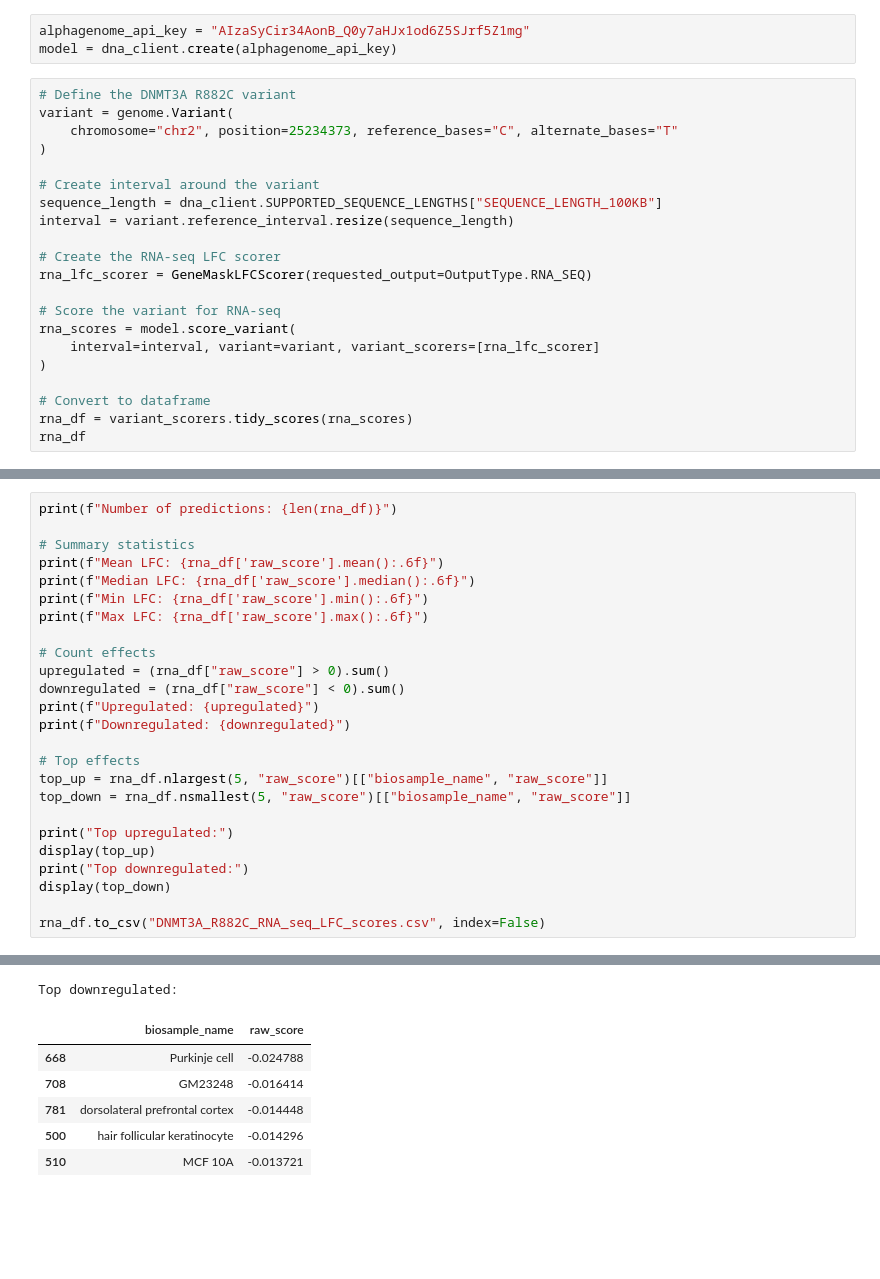
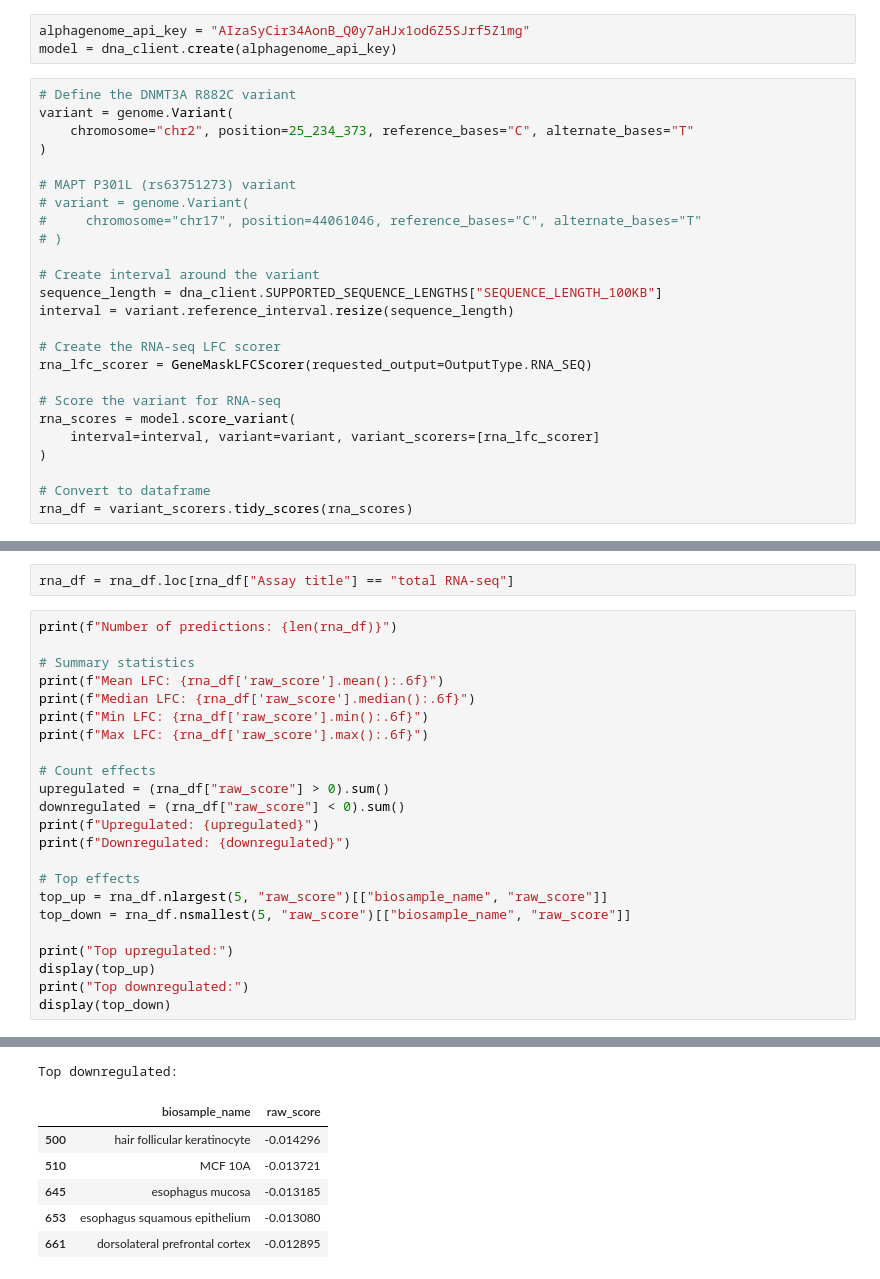
Before and after one commit to MacoskoLab/netprop-missense-prediction, a Jupyter notebook: workflow/notebooks/5_alphagenome.ipynb, the cells around one changed output, grey strips where cells are left out. Saved outputs shown, nothing was run; the diff lists cells and outputs as text; blank space fills up the shorter version.

```diff
--- a/workflow/notebooks/5_alphagenome.ipynb
+++ b/workflow/notebooks/5_alphagenome.ipynb
@@ -13,8 +18,13 @@ model = dna_client.create(alphagenome_api_key)
 # %%
 # Define the DNMT3A R882C variant
 variant = genome.Variant(
-    chromosome="chr2", position=25234373, reference_bases="C", alternate_bases="T"
+    chromosome="chr2", position=25_234_373, reference_bases="C", alternate_bases="T"
 )
+
+# MAPT P301L (rs63751273) variant
+# variant = genome.Variant(
+#     chromosome="chr17", position=44061046, reference_bases="C", alternate_bases="T"
+# )
 
 # Create interval around the variant
 sequence_length = dna_client.SUPPORTED_SEQUENCE_LENGTHS["SEQUENCE_LENGTH_100KB"]
@@ -30,4 +40,3 @@ rna_scores = model.score_variant(
 
 # Convert to dataframe
 rna_df = variant_scorers.tidy_scores(rna_scores)
-rna_df
@@ -48,3 +43,5 @@ rna_df
+# %%
+rna_df = rna_df.loc[rna_df["Assay title"] == "total RNA-seq"]
 # %%
 print(f"Number of predictions: {len(rna_df)}")
 
@@ -68,6 +65,4 @@ print("Top upregulated:")
 display(top_up)
 print("Top downregulated:")
 display(top_down)
-
-rna_df.to_csv("DNMT3A_R882C_RNA_seq_LFC_scores.csv", index=False)
 # %% [output]
@@ -88,7 +83,7 @@ Top upregulated:
 Top downregulated:
 |  | biosample_name | raw_score |
-| 668 | Purkinje cell | -0.024788 |
-| 708 | GM23248 | -0.016414 |
-| 781 | dorsolateral prefrontal cortex | -0.014448 |
 | 500 | hair follicular keratinocyte | -0.014296 |
 | 510 | MCF 10A | -0.013721 |
+| 645 | esophagus mucosa | -0.013185 |
+| 653 | esophagus squamous epithelium | -0.013080 |
+| 661 | dorsolateral prefrontal cortex | -0.012895 |
```
Also changed, not shown: parts of 11 cells of this notebook, 11 other files.
